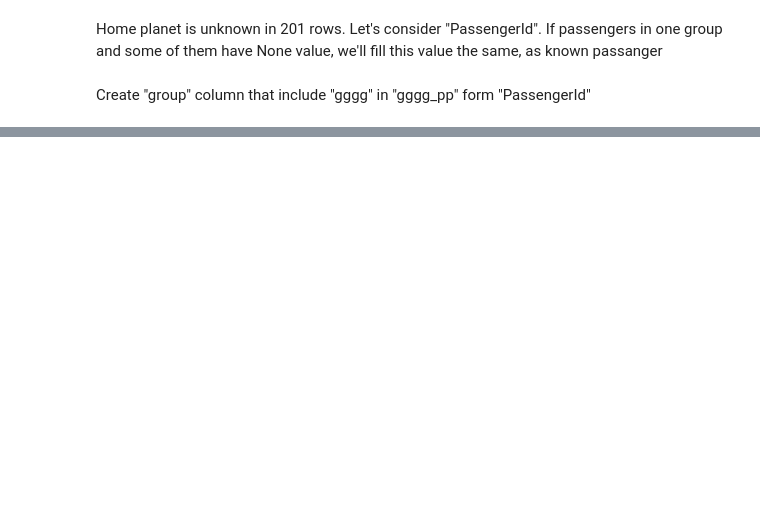
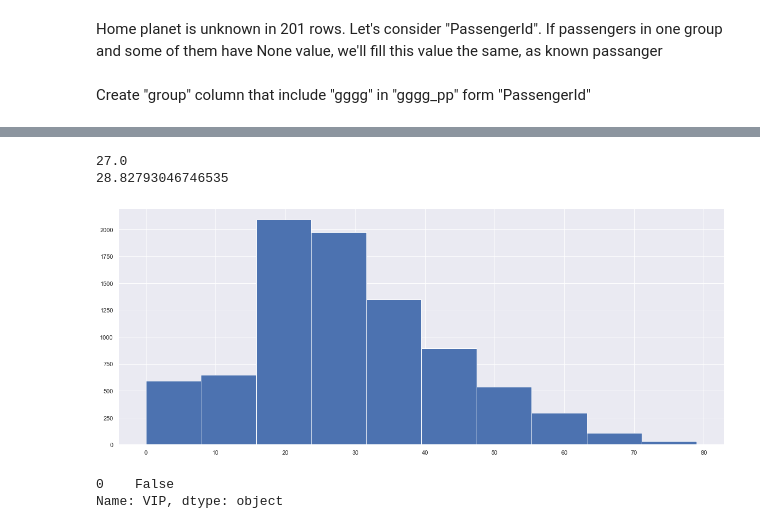
Before and after one commit to Felecort/DS-Rush, a Jupyter notebook: src/Kaggle/Spaceship_Titanic/1_solution.ipynb, the cells around one changed output, grey strips where cells are left out. Drawn from its saved outputs; the diff is of its cells as text; code cells hidden in the pictures; blank space fills up the shorter version.

```diff
--- a/src/Kaggle/Spaceship_Titanic/1_solution.ipynb
+++ b/src/Kaggle/Spaceship_Titanic/1_solution.ipynb
@@ -107,9 +156,42 @@ Fill NAN values
 # %%
-def filler(x):
+def fill_none_planet(x):
     if x.isna().any():
         value = "Earth"
     else:
         value = x.value_counts().keys()[0]
     return x.fillna(value)
 
-train_data["HomePlanet"] = train_data.groupby("group")["HomePlanet"].transform(filler)
+
+train_data["HomePlanet"] = train_data.groupby("group")["HomePlanet"].transform(fill_none_planet)
+# %%
+def fill_none_destination(x):
+    if x.isna().any():
+        value = "TRAPPIST-1e"
+    else:
+        value = x.value_counts().keys()[0]
+    return x.fillna(value)
+
+
+train_data["Destination"] = train_data.groupby("group")["Destination"].transform(fill_none_destination)
+# %%
+cryosleep_median = train_data["CryoSleep"].median()
+# %%
+def fill_none_cryosleep(x):
+    if x.isna().any():
+        value = cryosleep_median
+    else:
+        value = x.value_counts().keys()[0]
+    return x.fillna(value)
+
+
+train_data["CryoSleep"] = train_data.groupby("group")["CryoSleep"].transform(fill_none_cryosleep)
+# %%
+train_data.Age.hist()
+print(train_data.Age.median())
+print(train_data.Age.mean())
+median_age = train_data.Age.median()
+None
+# %% [output]
+27.0
+28.82793046746535
+[figure, added]
@@ -115,0 +200,6 @@ train_data["HomePlanet"] = train_data.groupby("group")["HomePlanet"].transform(f
+# %%
+is_VIP = train_data.VIP.mode()
+is_VIP
+# %% [output]
+0    False
+Name: VIP, dtype: object
```
Also changed, not shown: parts of 33 cells of this notebook, 2 other files.
